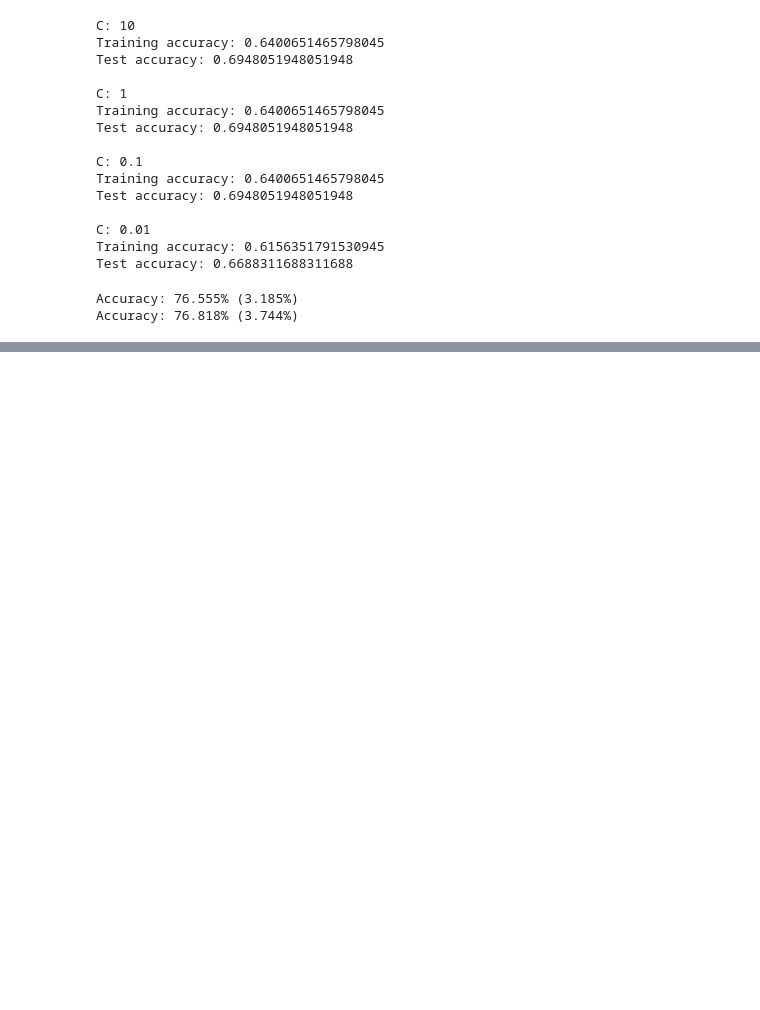
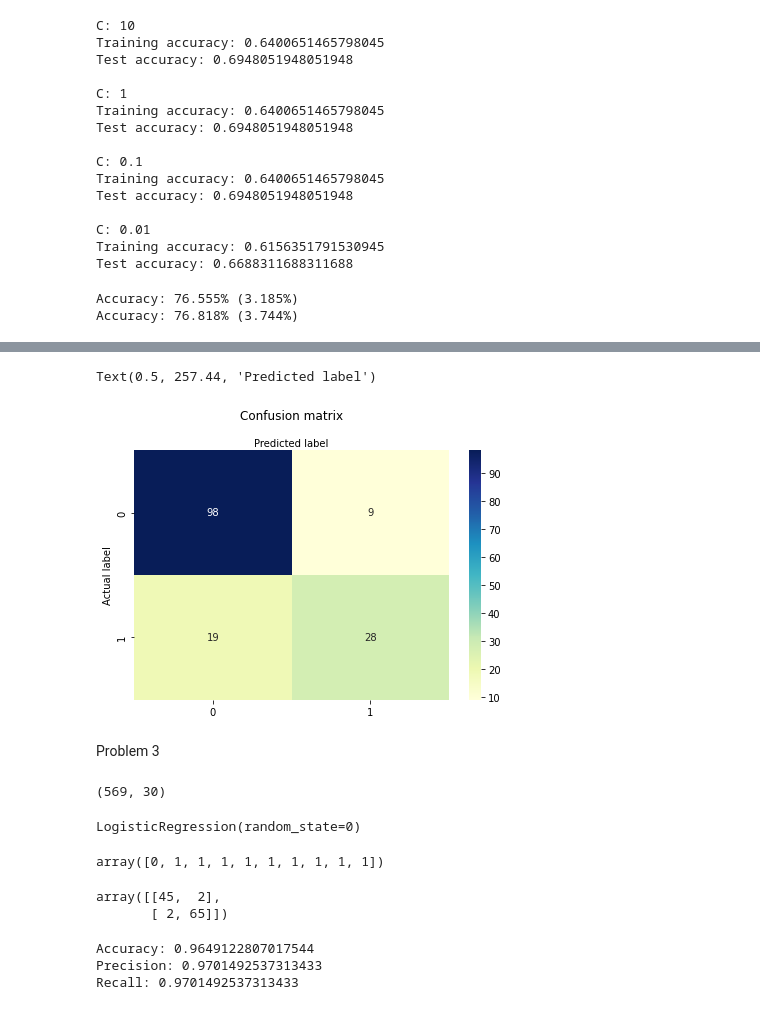
Before and after one commit to BrevinBrown/BrevinBrown, a Jupyter notebook: Homework2.ipynb, the cells around one changed output, grey strips where cells are left out. Cells and saved outputs as stored; diff of their text form; code cells hidden in the pictures; blank space fills up the shorter version.

```diff
--- a/Homework2.ipynb
+++ b/Homework2.ipynb
@@ -130,3 +131,9 @@ print("Accuracy: %.3f%% (%.3f%%)" % (results2.mean()*100, results2.std()*100))
 # %% [output]
 Accuracy: 76.555% (3.185%)
 Accuracy: 76.818% (3.744%)
+# %%
+model.fit(XTrain2,YTrain2)
+predicted = model.predict(XTest2)
+report = classification_report(YTest2, predicted)
+matrix = confusion_matrix(YTest2, predicted)
+print(report)
@@ -132,0 +149,26 @@ Accuracy: 76.818% (3.744%)
+# %%
+class_names=[0,1] # name of classes
+fig, ax = plt.subplots()
+tick_marks = np.arange(len(class_names))
+plt.xticks(tick_marks, class_names)
+plt.yticks(tick_marks, class_names)
+# create heatmap
+sns.heatmap(pd.DataFrame(matrix), annot=True, cmap="YlGnBu" ,fmt='g')
+ax.xaxis.set_label_position("top")
+plt.tight_layout()
+plt.title('Confusion matrix', y=1.1)
+plt.ylabel('Actual label')
+plt.xlabel('Predicted label')
+# %% [output]
+Text(0.5, 257.44, 'Predicted label')
+[figure, added]
+# %% [markdown]
+Problem 3
+# %%
+from sklearn.datasets import load_breast_cancer
+breast = load_breast_cancer()
+X = breast.data
+print(X.shape)
+Y = breast.target
+# %% [output]
+(569, 30)
@@ -132,0 +179,29 @@ Accuracy: 76.818% (3.744%)
+# %%
+XTrainB, XTestB, YTrainB, YTestB = train_test_split(breast_input,breast_output, test_size=0.2,random_state=0)
+sc_X = StandardScaler()
+XTrainB = sc_X.fit_transform(XTrainB)
+XTestB = sc_X.transform(XTestB)
+
+classifierB = LogisticRegression(random_state=0)
+classifierB.fit(XTrainB,YTrainB)
+# %% [output]
+LogisticRegression(random_state=0)
+# %%
+YPredictB = classifierB.predict(XTestB)
+YPredictB[0:10]
+# %% [output]
+array([0, 1, 1, 1, 1, 1, 1, 1, 1, 1])
+# %%
+cnf_matrixB = confusion_matrix(YTestB, YPredictB)
+cnf_matrixB
+# %% [output]
+array([[45,  2],
+       [ 2, 65]])
+# %%
+print("Accuracy:",metrics.accuracy_score(YTestB, YPredictB))
+print("Precision:",metrics.precision_score(YTestB, YPredictB))
+print("Recall:",metrics.recall_score(YTestB, YPredictB))
+# %% [output]
+Accuracy: 0.9649122807017544
+Precision: 0.9701492537313433
+Recall: 0.9701492537313433
```
Also changed, not shown: parts of 9 cells of this notebook.
